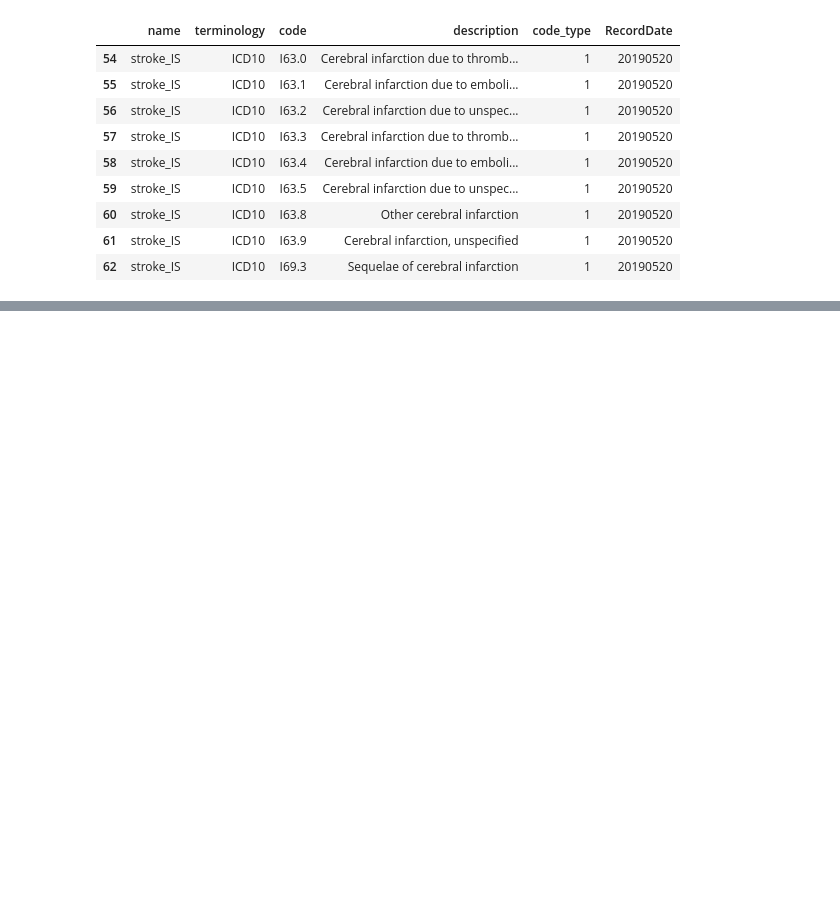
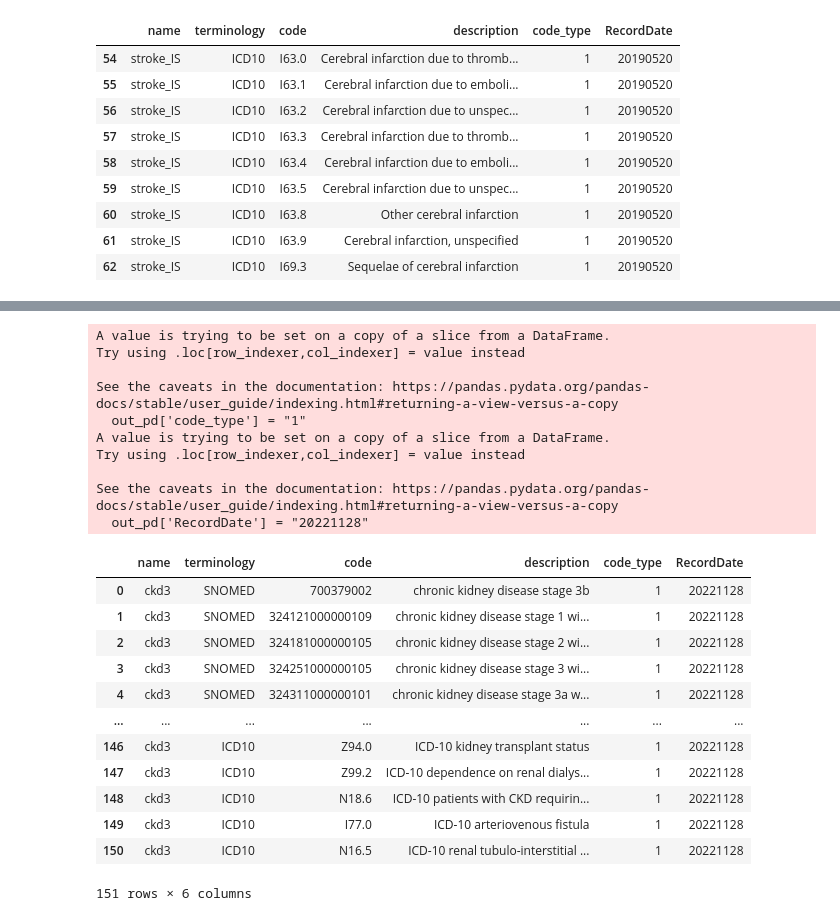
Before and after one commit to mehrdadmzn/PhenotypeExtractor, a Jupyter notebook: src/NHSD_BHF_DSC/DockerPySpark/hdruk_lib_explore.ipynb, the cells around one changed output, grey strips where cells are left out. Drawn from its saved outputs; the diff is of its cells as text; code cells hidden in the pictures; blank space fills up the shorter version.

```diff
--- a/src/NHSD_BHF_DSC/DockerPySpark/hdruk_lib_explore.ipynb
+++ b/src/NHSD_BHF_DSC/DockerPySpark/hdruk_lib_explore.ipynb
@@ -100,0 +125,6 @@ out_pd
+# %%
+
+ckd_pd.loc[ckd_pd['code'].str.contains('^[A-Z].*'), 'terminology'] = "ICD10"
+
+out_pd = ckd_pd[['name', 'terminology', 'code', 'description']]
+out_pd
@@ -100,0 +145,28 @@ out_pd
+# %%
+out_pd['code_type'] = "1"
+out_pd['RecordDate'] = "20221128"
+out_pd
+# %% [output]
+A value is trying to be set on a copy of a slice from a DataFrame.
+Try using .loc[row_indexer,col_indexer] = value instead
+
+See the caveats in the documentation: https://pandas.pydata.org/pandas-docs/stable/user_guide/indexing.html#returning-a-view-versus-a-copy
+  out_pd['code_type'] = "1"
+A value is trying to be set on a copy of a slice from a DataFrame.
+Try using .loc[row_indexer,col_indexer] = value instead
+
+See the caveats in the documentation: https://pandas.pydata.org/pandas-docs/stable/user_guide/indexing.html#returning-a-view-versus-a-copy
+  out_pd['RecordDate'] = "20221128"
+|  | name | terminology | code | description | code_type | RecordDate |
+| 0 | ckd3 | SNOMED | 700379002 | chronic kidney disease stage 3b | 1 | 20221128 |
+| 1 | ckd3 | SNOMED | 324121000000109 | chronic kidney disease stage 1 wi... | 1 | 20221128 |
+| 2 | ckd3 | SNOMED | 324181000000105 | chronic kidney disease stage 2 wi... | 1 | 20221128 |
+| 3 | ckd3 | SNOMED | 324251000000105 | chronic kidney disease stage 3 wi... | 1 | 20221128 |
+| 4 | ckd3 | SNOMED | 324311000000101 | chronic kidney disease stage 3a w... | 1 | 20221128 |
+| ... | ... | ... | ... | ... | ... | ... |
+| 146 | ckd3 | ICD10 | Z94.0 | ICD-10 kidney transplant status | 1 | 20221128 |
+| 147 | ckd3 | ICD10 | Z99.2 | ICD-10 dependence on renal dialys... | 1 | 20221128 |
+| 148 | ckd3 | ICD10 | N18.6 | ICD-10 patients with CKD requirin... | 1 | 20221128 |
+| 149 | ckd3 | ICD10 | I77.0 | ICD-10 arteriovenous fistula | 1 | 20221128 |
+| 150 | ckd3 | ICD10 | N16.5 | ICD-10 renal tubulo-interstitial ... | 1 | 20221128 |
+151 rows × 6 columns
```
Also changed, not shown: parts of 5 cells of this notebook, 9 other files.
